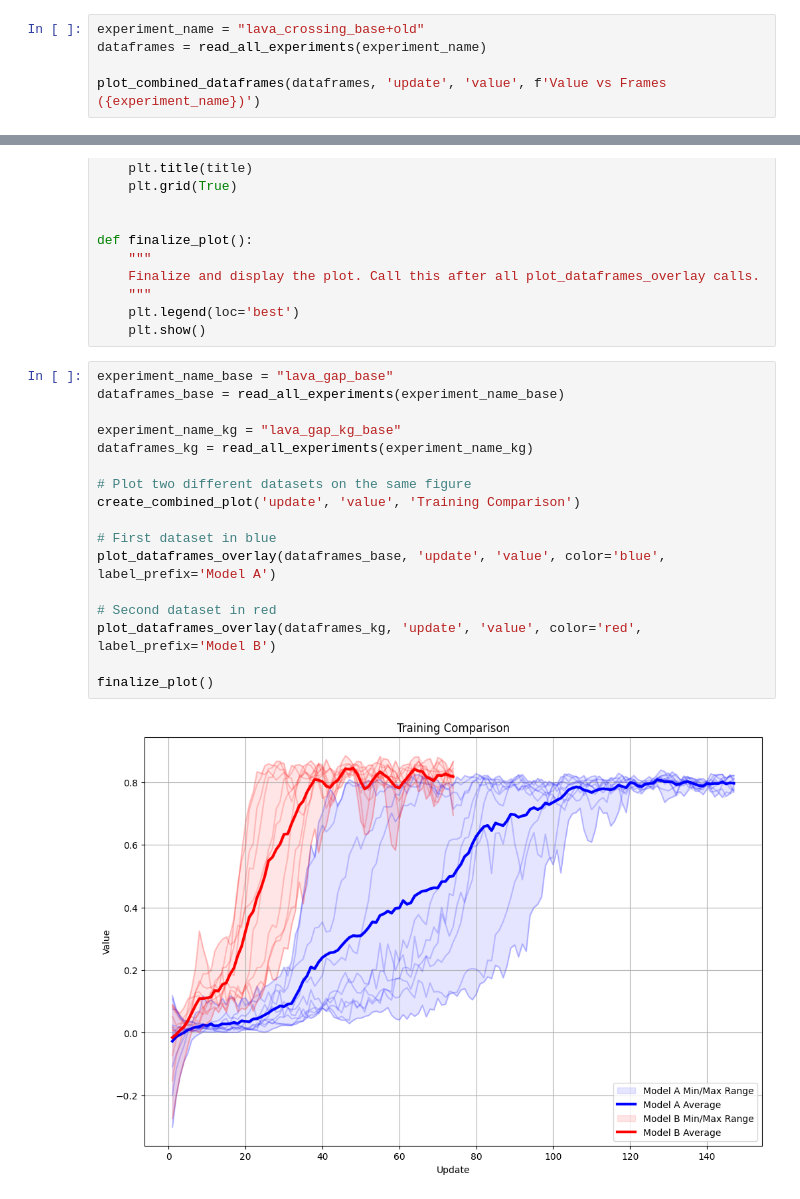
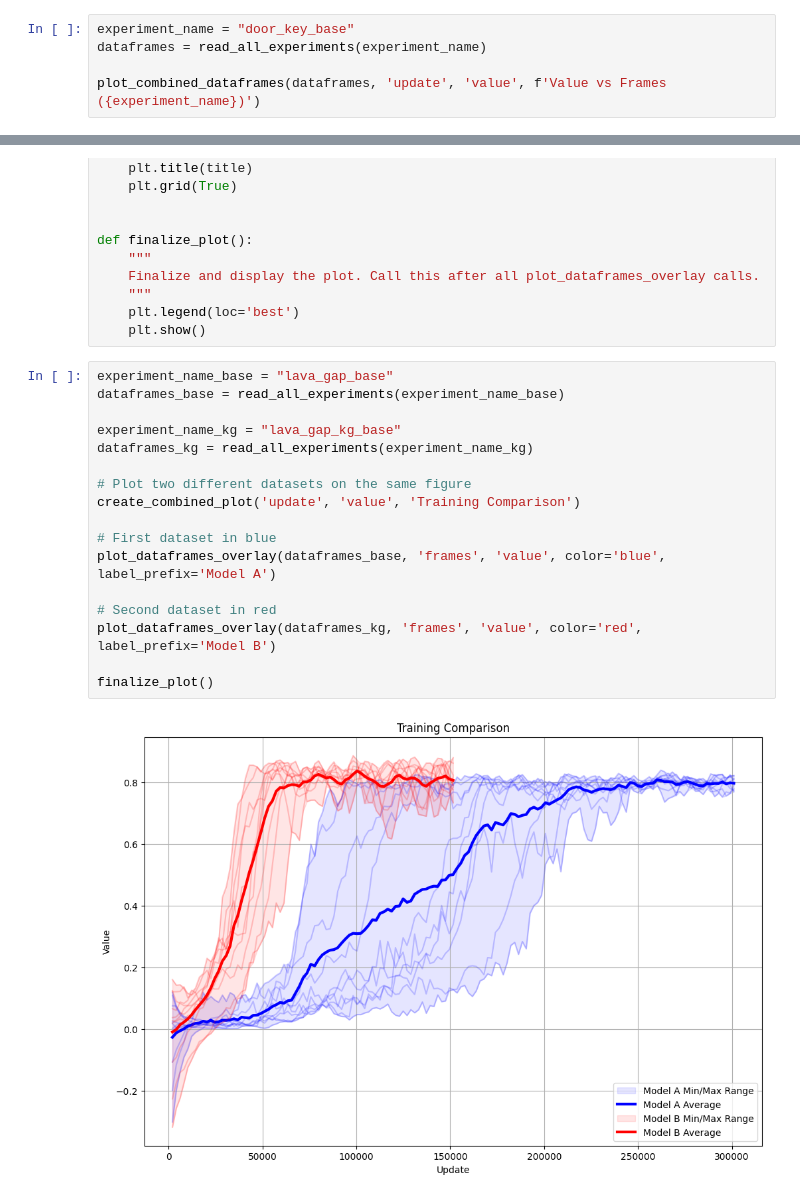
Before and after one commit to jaBrzosko/rl-starter-files, a Jupyter notebook: analysis/summary.ipynb, the cells around one changed output, grey strips where cells are left out. Saved outputs shown, nothing was run; the diff lists cells and outputs as text.

```diff
--- a/analysis/summary.ipynb
+++ b/analysis/summary.ipynb
@@ -230,7 +230,7 @@ plot_combined_dataframes(dataframes, 'update', 'value', f'Value vs Frames ({expe
 # %% [output]
 [figure]
 # %%
-experiment_name = "lava_crossing_base+old"
+experiment_name = "door_key_base"
 dataframes = read_all_experiments(experiment_name)
 
 plot_combined_dataframes(dataframes, 'update', 'value', f'Value vs Frames ({experiment_name})')
@@ -339,19 +339,19 @@ def finalize_plot():
 # %%
 experiment_name_base = "lava_gap_base"
 dataframes_base = read_all_experiments(experiment_name_base)
 
 experiment_name_kg = "lava_gap_kg_base"
 dataframes_kg = read_all_experiments(experiment_name_kg)
 
 # Plot two different datasets on the same figure
 create_combined_plot('update', 'value', 'Training Comparison')
 
 # First dataset in blue
-plot_dataframes_overlay(dataframes_base, 'update', 'value', color='blue', label_prefix='Model A')
+plot_dataframes_overlay(dataframes_base, 'frames', 'value', color='blue', label_prefix='Model A')
 
 # Second dataset in red
-plot_dataframes_overlay(dataframes_kg, 'update', 'value', color='red', label_prefix='Model B')
+plot_dataframes_overlay(dataframes_kg, 'frames', 'value', color='red', label_prefix='Model B')
 
 finalize_plot()
 # %% [output]
-[figure, old version]
+[figure, new version]
```
Also changed, not shown: parts of 4 cells of this notebook, 4 other files.
